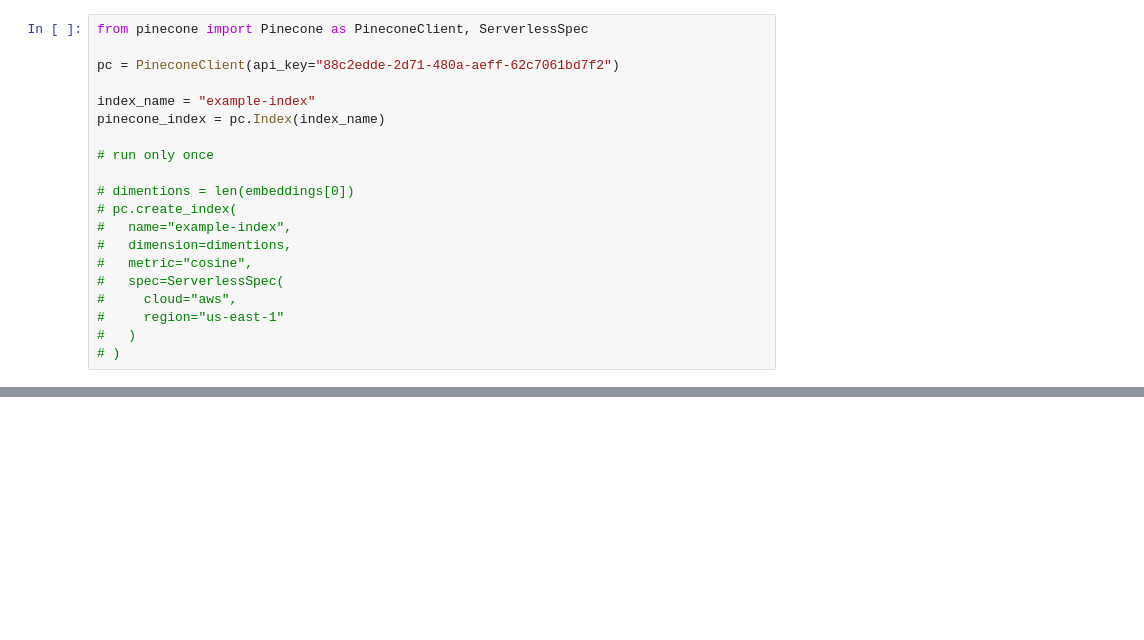
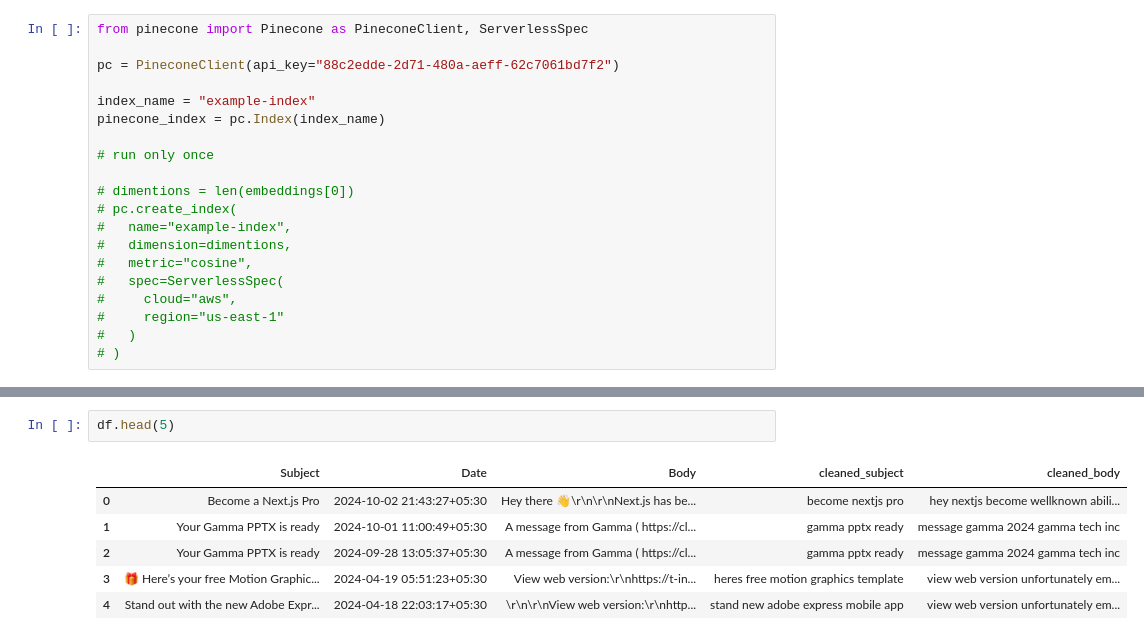
Before and after one commit to LakshyaSharma207/automated-email-reply, a Jupyter notebook: Final_Year_Project.ipynb, the cells around one changed output, grey strips where cells are left out. Saved outputs shown, nothing was run; the diff lists cells and outputs as text; blank space fills up the shorter version.

```diff
--- a/Final_Year_Project.ipynb
+++ b/Final_Year_Project.ipynb
@@ -214,0 +258,9 @@ print(reply)
+# %%
+df.head(5)
+# %% [output]
+|  | Subject | Date | Body | cleaned_subject | cleaned_body |
+| 0 | Become a Next.js Pro | 2024-10-02 21:43:27+05:30 | Hey there 👋\r\n\r\nNext.js has be... | become nextjs pro | hey nextjs become wellknown abili... |
+| 1 | Your Gamma PPTX is ready | 2024-10-01 11:00:49+05:30 | A message from Gamma ( https://cl... | gamma pptx ready | message gamma 2024 gamma tech inc |
+| 2 | Your Gamma PPTX is ready | 2024-09-28 13:05:37+05:30 | A message from Gamma ( https://cl... | gamma pptx ready | message gamma 2024 gamma tech inc |
+| 3 | 🎁 Here’s your free Motion Graphic... | 2024-04-19 05:51:23+05:30 | View web version:\r\nhttps://t-in... | heres free motion graphics template | view web version unfortunately em... |
+| 4 | Stand out with the new Adobe Expr... | 2024-04-18 22:03:17+05:30 | \r\n\r\nView web version:\r\nhttp... | stand new adobe express mobile app | view web version unfortunately em... |
```
Also changed, not shown: parts of 16 cells of this notebook.
